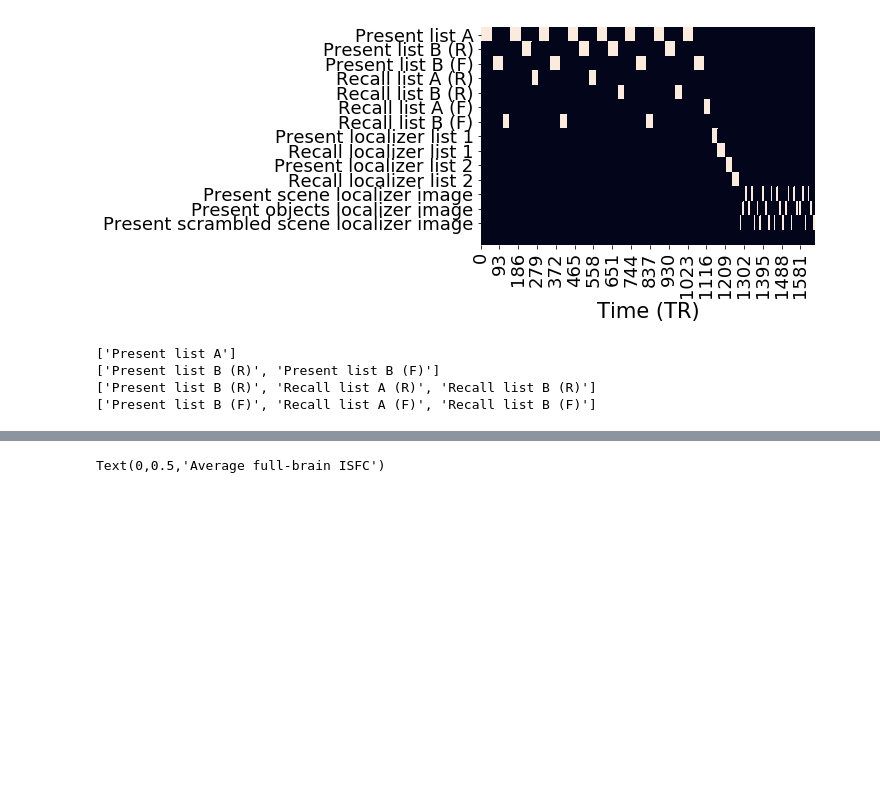
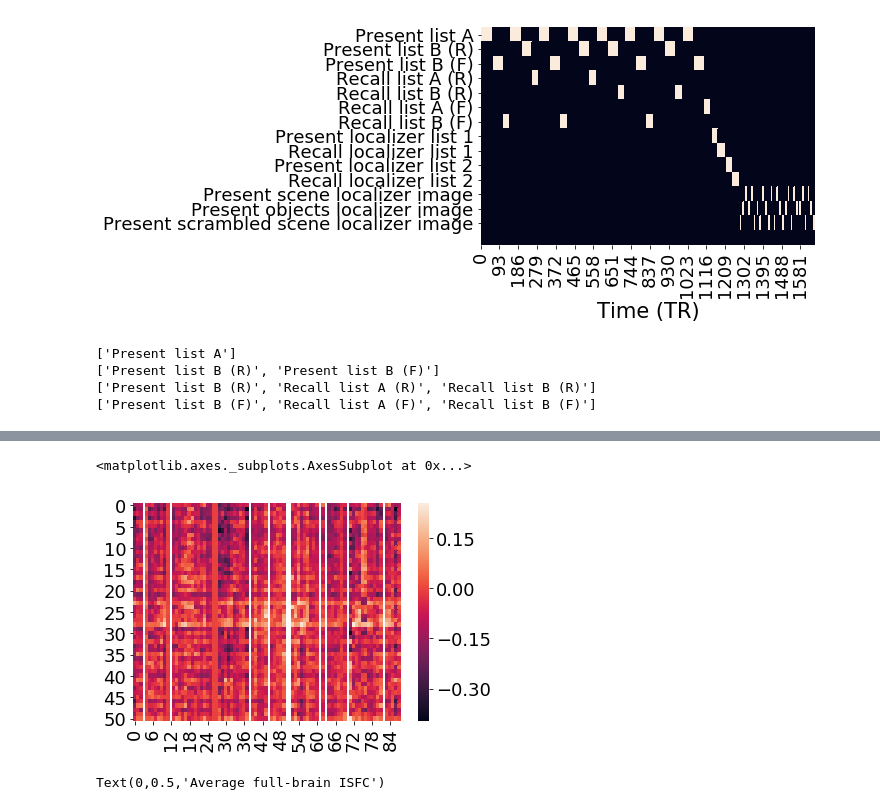
Before and after one commit to ContextLab/directed-forgetting-network-dynamics, a Jupyter notebook: code/network_analyses.ipynb, the cells around one changed output, grey strips where cells are left out. Saved outputs shown, nothing was run; the diff lists cells and outputs as text; code cells hidden in the pictures; blank space fills up the shorter version.

```diff
--- a/code/network_analyses.ipynb
+++ b/code/network_analyses.ipynb
@@ -210,3 +239,8 @@ r_f_nets3 = get_network_dynamics(data, [1, 2], weights_function=tc.gaussian_weig
+# %%
+sns.heatmap(a2_means[0])
+# %% [output]
+<matplotlib.axes._subplots.AxesSubplot at 0x...>
+[figure, added]
 # %%
 colors = sns.cubehelix_palette(n_colors=6)
 event_ribbon(r_f_nets1[0], color=colors[0]);
```
Also changed, not shown: parts of 7 cells of this notebook.
